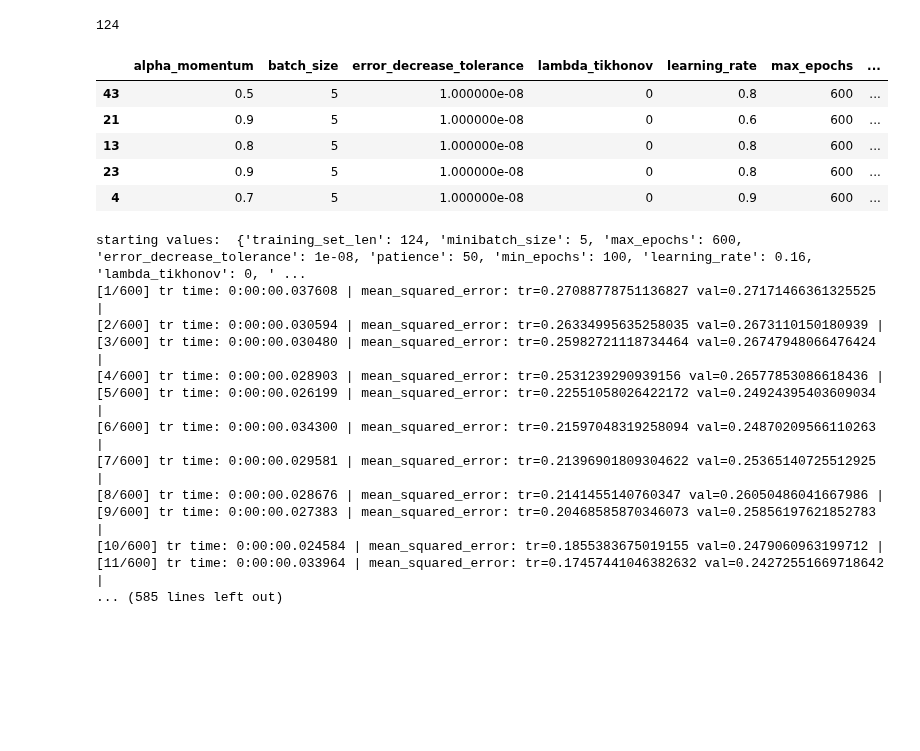
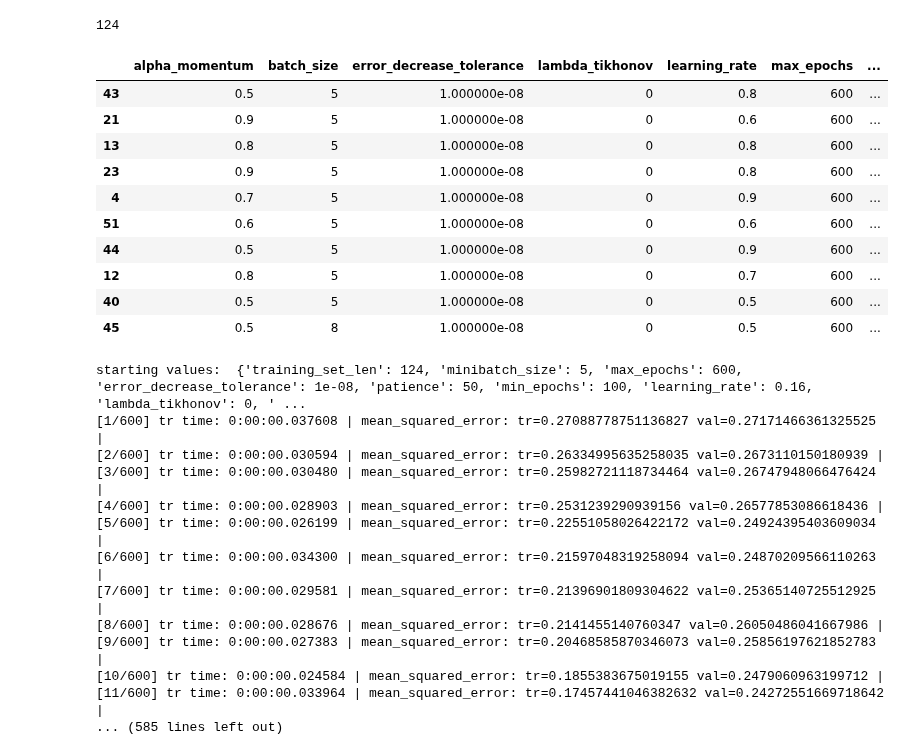
Before and after one commit to JacopoRaffi/ML_Proj_NN, a Jupyter notebook: notebook/nn_test_monk_1.ipynb, the cells around one changed output. Cells and saved outputs as stored; diff of their text form; code cells hidden in the pictures; blank space fills up the shorter version.

```diff
--- a/notebook/nn_test_monk_1.ipynb
+++ b/notebook/nn_test_monk_1.ipynb
@@ -118,15 +119,20 @@ df.sample(3, random_state=RANDOM_STATE)
 df['mean_metrics'] = df['mean_metrics'].apply(lambda x: ast.literal_eval(x))
 
 df = df.sort_values(by=['mean_metrics'], ascending=True)
-# %%
-df.head(5)
-# %% [output]
-|  | alpha_momentum | batch_size | error_decrease_tolerance | lambda_tikhonov | learning_rate | max_epochs | ... |
-| 43 | 0.5 | 5 | 1.000000e-08 | 0 | 0.8 | 600 | ... |
-| 21 | 0.9 | 5 | 1.000000e-08 | 0 | 0.6 | 600 | ... |
-| 13 | 0.8 | 5 | 1.000000e-08 | 0 | 0.8 | 600 | ... |
-| 23 | 0.9 | 5 | 1.000000e-08 | 0 | 0.8 | 600 | ... |
-| 4 | 0.7 | 5 | 1.000000e-08 | 0 | 0.9 | 600 | ... |
+# %%
+df.drop(['stats', 'topology'], axis=1).head(10)
+# %% [output]
+|  | alpha_momentum | batch_size | error_decrease_tolerance | lambda_tikhonov | learning_rate | max_epochs | ... |
+| 43 | 0.5 | 5 | 1.000000e-08 | 0 | 0.8 | 600 | ... |
+| 21 | 0.9 | 5 | 1.000000e-08 | 0 | 0.6 | 600 | ... |
+| 13 | 0.8 | 5 | 1.000000e-08 | 0 | 0.8 | 600 | ... |
+| 23 | 0.9 | 5 | 1.000000e-08 | 0 | 0.8 | 600 | ... |
+| 4 | 0.7 | 5 | 1.000000e-08 | 0 | 0.9 | 600 | ... |
+| 51 | 0.6 | 5 | 1.000000e-08 | 0 | 0.6 | 600 | ... |
+| 44 | 0.5 | 5 | 1.000000e-08 | 0 | 0.9 | 600 | ... |
+| 12 | 0.8 | 5 | 1.000000e-08 | 0 | 0.7 | 600 | ... |
+| 40 | 0.5 | 5 | 1.000000e-08 | 0 | 0.5 | 600 | ... |
+| 45 | 0.5 | 8 | 1.000000e-08 | 0 | 0.5 | 600 | ... |
 # %%
 NN = NeuralNetwork(topology, -0.75, 0.75, False, RANDOM_STATE)
 # %%
```
Also changed, not shown: parts of 1 cell of this notebook, 2 other files.
